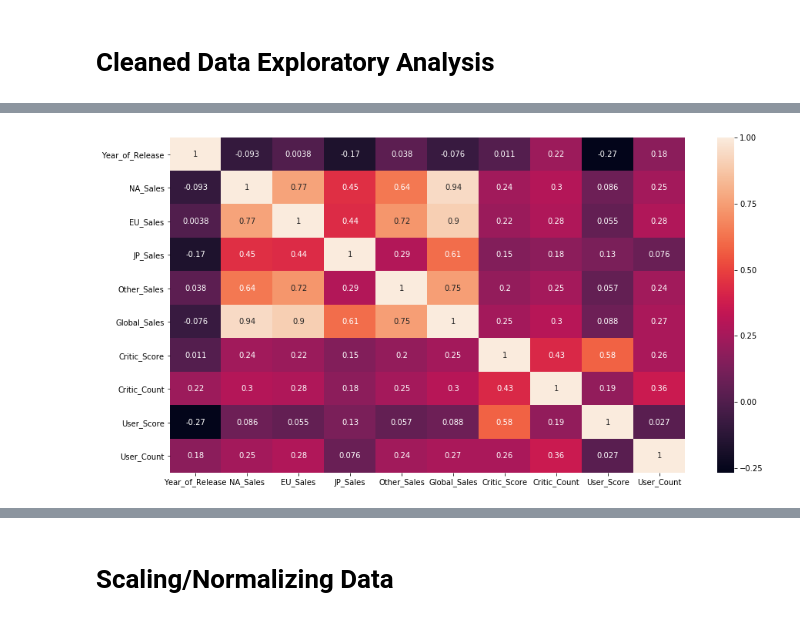
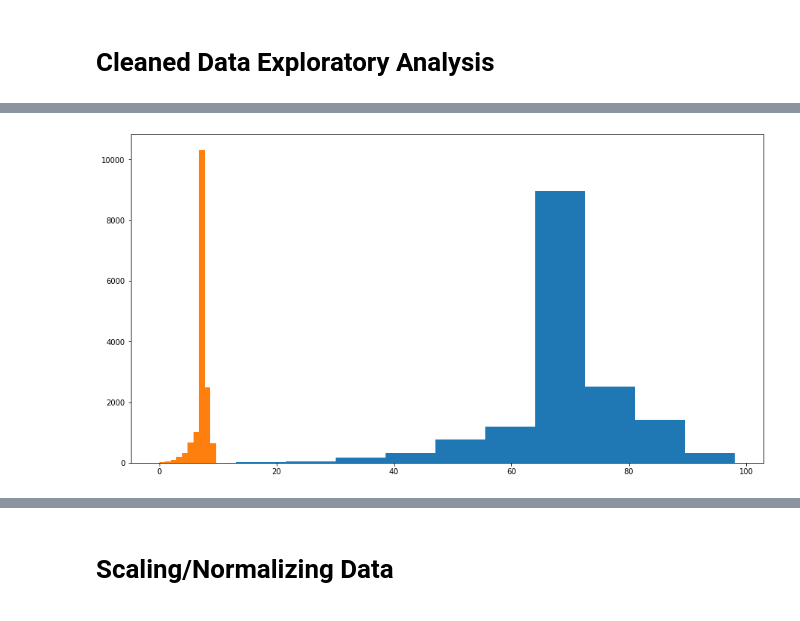
Before and after one commit to joseh4/projection_of_video_game_sales, a Jupyter notebook: master.ipynb, the cells around one changed output, grey strips where cells are left out. Cells and saved outputs as stored; diff of their text form; code cells hidden in the pictures.

```diff
--- a/master.ipynb
+++ b/master.ipynb
@@ -328,5 +395,11 @@ sns.heatmap(video_game_null_fill_df.corr(), annot=True, ax=ax);
-# %%
-fig, ax = plt.subplots(figsize=(15,8))
-sns.heatmap(video_game_null_remove_df.corr(), annot=True, ax=ax);
-# %% [output]
-[figure, removed]
+# %%
+"""
+The User scores and critic score are on different scales being 0-10 and 0-100 respectfully.
+Dispite this the distrubtions do look normal so critics and users may review the same way
+"""
+fig, ax = plt.subplots(figsize=(15,8))
+
+ax.hist(video_game_null_fill_df['Critic_Score'])
+ax.hist(video_game_null_fill_df['User_Score']);
+# %% [output]
+[figure, added]
```
Also changed, not shown: parts of 19 cells of this notebook, 1 other file.
